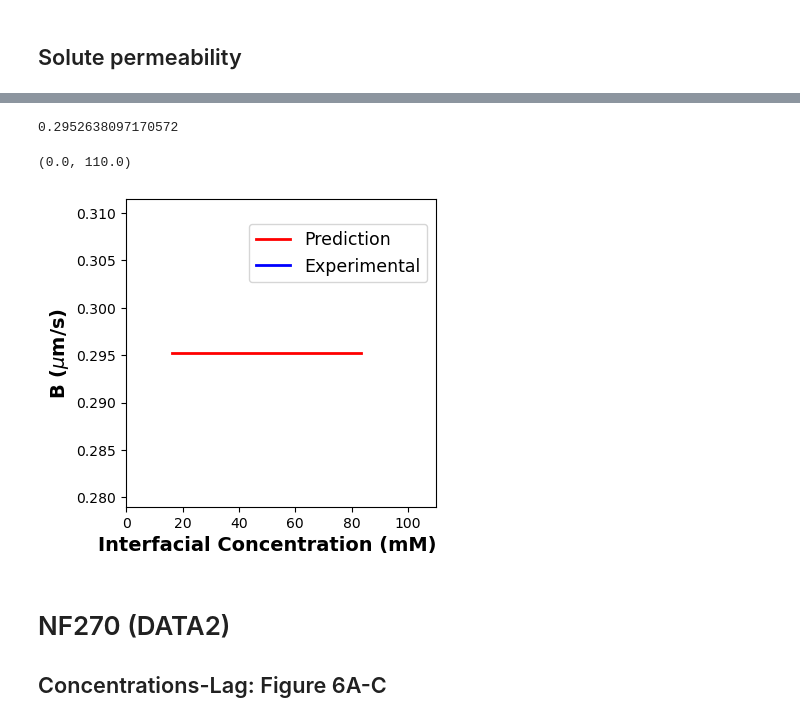
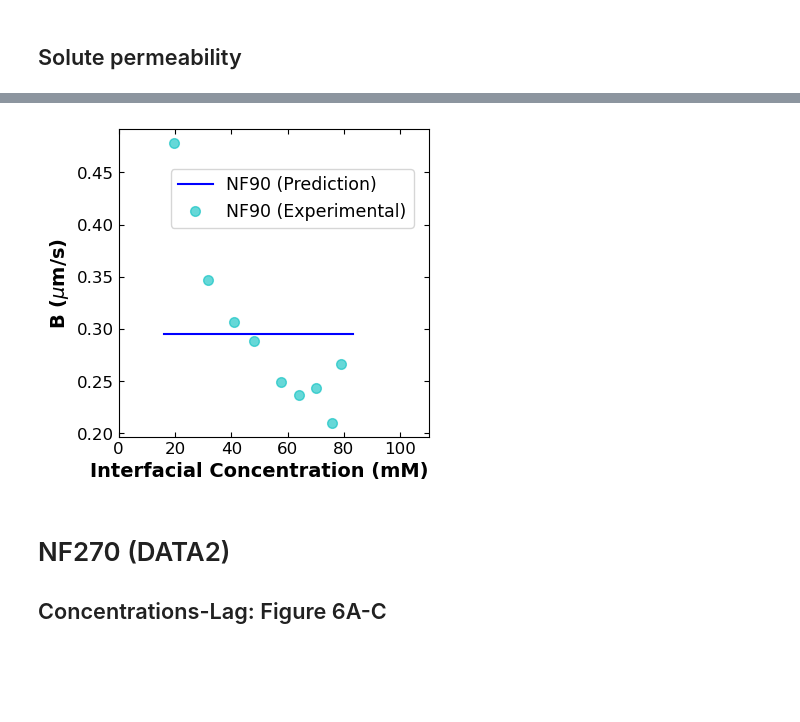
Before and after one commit to mollydougher/dynamic-diafiltration-pyomo, a Jupyter notebook: NAMS2025_figures.ipynb, the cells around one changed output, grey strips where cells are left out. Drawn from its saved outputs; the diff is of its cells as text; code cells hidden in the pictures; blank space fills up the shorter version.

```diff
--- a/NAMS2025_figures.ipynb
+++ b/NAMS2025_figures.ipynb
@@ -106,14 +125,2 @@ plt.show()
 # %% [markdown]
 ## Solute permeability
-# %%
-print(data_stru90["data_raw"][0].keys())
-print(data_stru90["data_raw"][0].values())
-# print(data_stru90["data_raw"][0]['cF_exp'])
-# print(data_stru90["data_raw"][2]['cF_exp'])
-# print(data_stru90["data_raw"][2]['cV_avg'])
-
-for vial in range(data_stru90['data_config']['n']):
-    list = [x for x in data_stru90["data_raw"][vial]['cF_exp'] if str(x) != 'nan']
-    print(list)
-    index_list = [data_stru90["data_raw"][vial]['cF_exp'].index(x) for x in data_stru90["data_raw"][vial]['cF_exp'] if str(x) != 'nan']
-    print(index_list)
@@ -138,6 +126,0 @@ dict_values([1, [370, 375, 380, 385, 390, 395, 400, 405, 410, 415, 420, 425, 430
-# %%
-for vial in range(data_stru90['data_config']['n']):
-    list = [x for x in data_stru90["data_raw"][vial]['cF_exp'] if str(x) != 'nan']
-    print(list)
-    index_list = [data_stru90["data_raw"][vial]['cF_exp'].index(x) for x in data_stru90["data_raw"][vial]['cF_exp'] if str(x) != 'nan']
-    print(index_list)
@@ -165,52 +127,44 @@ for vial in range(data_stru90['data_config']['n']):
-# %%
-print(data_stru90['data_config']["B0"])
-# %% [output]
-0.2952638097170572
 # %%
 k = 0.23 * (350/60 * np.pi * 2.2860)**0.57 * 1.960e-5**0.67 / (8.927e-3**0.24 * 2.2860**0.43) # cm/s
 cIn = []
-vial_B90_exp_list = []
 
 fig = plt.figure(figsize=(4,4))
 
 # simulated
 cIn0 = 16.17231759780746
 cInf = 83.16774021880602
 B90 = data_stru90['data_config']["B0"]
-plt.plot([cIn0,cInf],[B90,B90],'r-',linewidth=2)
+plt.plot([cIn0,cInf],[B90,B90],'b-',linewidth=1.5)
 
-# TODO: double check logic
-# # experimental
-# for vial in range(data_stru90['data_config']['n']):
-#     # calculate experimental water flux per vial
-#     vial_dmdt = (data_stru90["data_raw"][vial]["mass"][-1] - data_stru90["data_raw"][vial]["mass"][0]) / (data_stru90["data_raw"][vial]["time"][-1] - data_stru90["data_raw"][vial]["time"][0])
-#     # vial_water_flux = 0.146*vial_dmdt # m3/m2/h
-#     vial_water_flux = (1/4.1)*vial_dmdt # cm3/cm2/s
-#     # calculate cIn at the final time
-#     cIn_final = (sim_stru90[vial]['cF'][-1]-sim_stru90[vial]['cH'][-1])*np.exp(vial_water_flux/k)+sim_stru90[vial]['cH'][value])
+# experimental
+for vial in range(data_stru90['data_config']['n']):
+    # calculate exp water flux per vial
+    vial_dmdt_exp = (data_stru90["data_raw"][vial]["mass"][-1] - data_stru90["data_raw"][vial]["mass"][0]) / (data_stru90["data_raw"][vial]["time"][-1] - data_stru90["data_raw"][vial]["time"][0])
+    vial_water_flux_exp = (1/4.1)*vial_dmdt_exp # cm3/cm2/s
+    # calculate exp cIn per vial
+    cIn_exp = (cF_avg[vial]-data_stru90["data_raw"][vial]['cV_avg'])*np.exp(vial_water_flux_exp/k)+data_stru90["data_raw"][vial]['cV_avg']
+    # calculate exp R = 1-(cp/cin) per vial
+    vial_R_exp = 1 - (data_stru90["data_raw"][vial]['cV_avg'] / cIn_exp)
+    # calculate exp B = Jw((1-R)/R) per vial
+    vial_B90_exp = vial_water_flux_exp * ((1-vial_R_exp)/vial_R_exp) *10000 #um/s
 
-#     # calculate exp B = (Jw cH)/(cIn-cH) per vial
-#     vial_B90_exp = ((vial_water_flux * data_stru90['data_raw'][vial]['cV_avg'])/(np.average(cIn) - data_stru90['data_raw'][vial]['cV_avg']))*10000 #um/s
-#     for i in range(len(cIn)):
-#         vial_B90_exp_list.append(vial_B90_exp)
+    plt.plot(cIn_exp,vial_B90_exp,'co',markersize=7, alpha=0.6)
 
-#     print(vial_B90_exp)
-#     plt.plot(cIn,vial_B90_exp_list,'b-',linewidth=2)
-
-#     cIn = []
-#     vial_B90_exp_list = []
+    cIn = []
 
 plt.xlabel('Interfacial Concentration (mM)',fontsize=14,fontweight='bold',loc='right')
 plt.ylabel('B ($\mu$m/s)',fontsize=14,fontweight='bold')
 
 # ghost point for legend
-plt.plot([],[],'r-',linewidth=2,label='Prediction')
-plt.plot([],[],'b-',linewidth=2,label='Experimental')
-plt.legend(fontsize=12.5,loc='lower right',bbox_to_anchor=(1, 0.7))
+plt.plot([],[],'b-',linewidth=1.5,label='NF90 (Prediction)')
+plt.plot([],[],'co',markersize=7, alpha=0.6,label='NF90 (Experimental)')
+plt.legend(fontsize=12.5,loc='lower right',bbox_to_anchor=(0.98, 0.65))
 plt.xlim(left=0,right=110)
+plt.xticks(fontsize=12)
+plt.yticks(fontsize=12)
+plt.tick_params(direction="in",top=True, right=True)
 # %% [output]
-(0.0, 110.0)
-[figure, old version]
+[figure, new version]
 # %% [markdown]
 # NF270 (DATA2)
 ## Concentrations-Lag: Figure 6A-C
```
Also changed, not shown: parts of 13 cells of this notebook.
